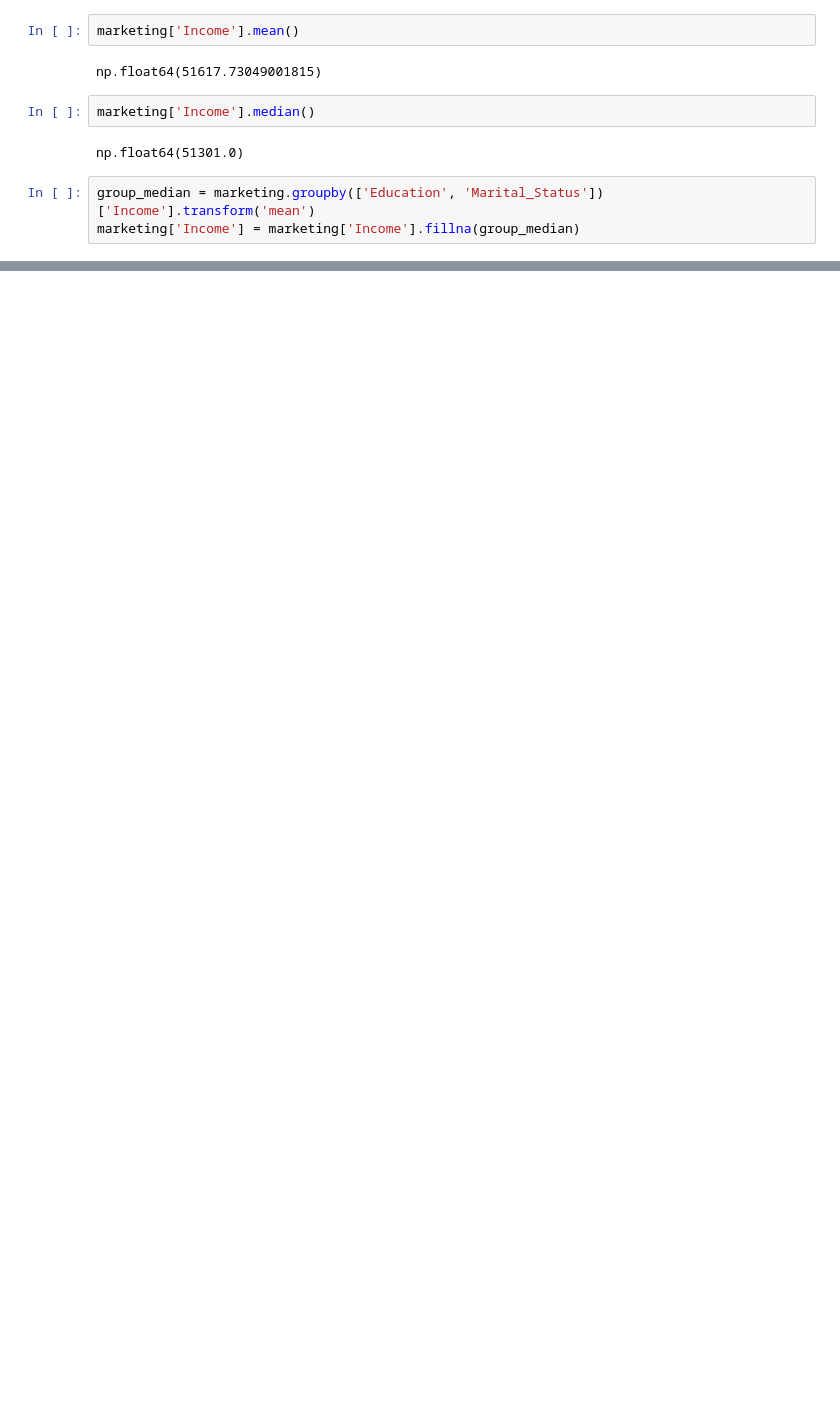
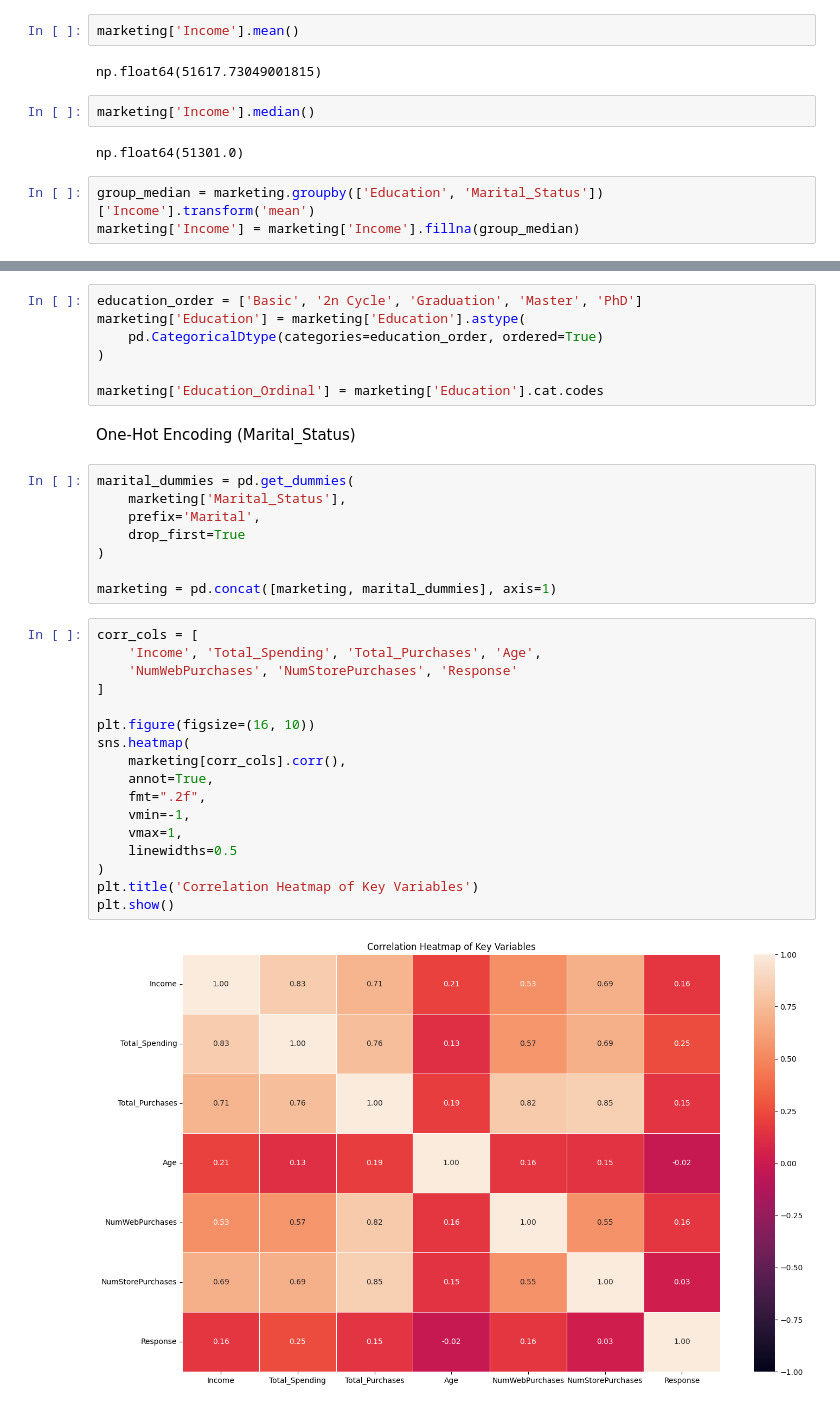
Before and after one commit to NKHUBALALE/Marketing-dataset, a Jupyter notebook: marketing.ipynb, the cells around one changed output, grey strips where cells are left out. Cells and saved outputs as stored; diff of their text form; blank space fills up the shorter version.

```diff
--- a/marketing.ipynb
+++ b/marketing.ipynb
@@ -355,0 +480,36 @@ np.int64(0)
+# %%
+education_order = ['Basic', '2n Cycle', 'Graduation', 'Master', 'PhD']
+marketing['Education'] = marketing['Education'].astype(
+    pd.CategoricalDtype(categories=education_order, ordered=True)
+)
+
+marketing['Education_Ordinal'] = marketing['Education'].cat.codes
+# %% [markdown]
+One-Hot Encoding (Marital_Status)
+# %%
+marital_dummies = pd.get_dummies(
+    marketing['Marital_Status'],
+    prefix='Marital',
+    drop_first=True
+)
+
+marketing = pd.concat([marketing, marital_dummies], axis=1)
+# %%
+corr_cols = [
+    'Income', 'Total_Spending', 'Total_Purchases', 'Age',
+    'NumWebPurchases', 'NumStorePurchases', 'Response'
+]
+
+plt.figure(figsize=(16, 10))
+sns.heatmap(
+    marketing[corr_cols].corr(),
+    annot=True,
+    fmt=".2f",
+    vmin=-1,
+    vmax=1,
+    linewidths=0.5
+)
+plt.title('Correlation Heatmap of Key Variables')
+plt.show()
+# %% [output]
+[figure, added]
```
Also changed, not shown: parts of 37 cells of this notebook.
